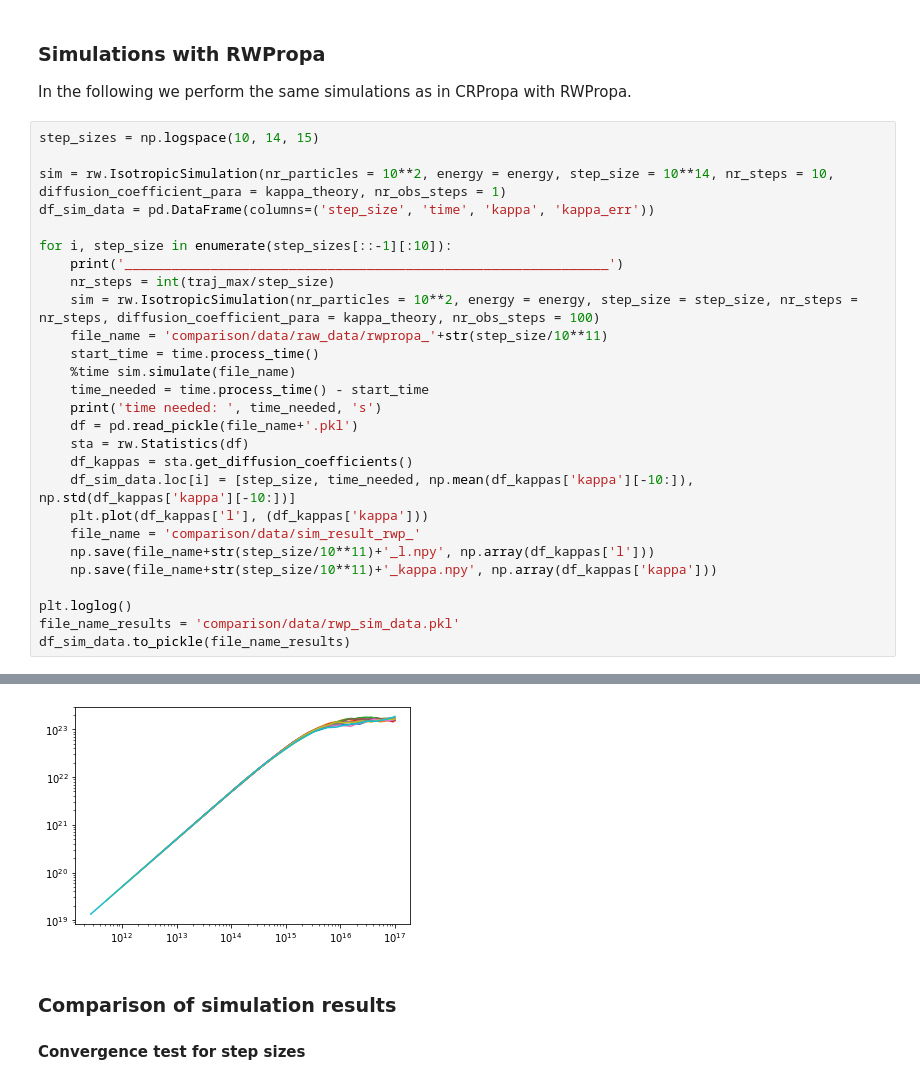
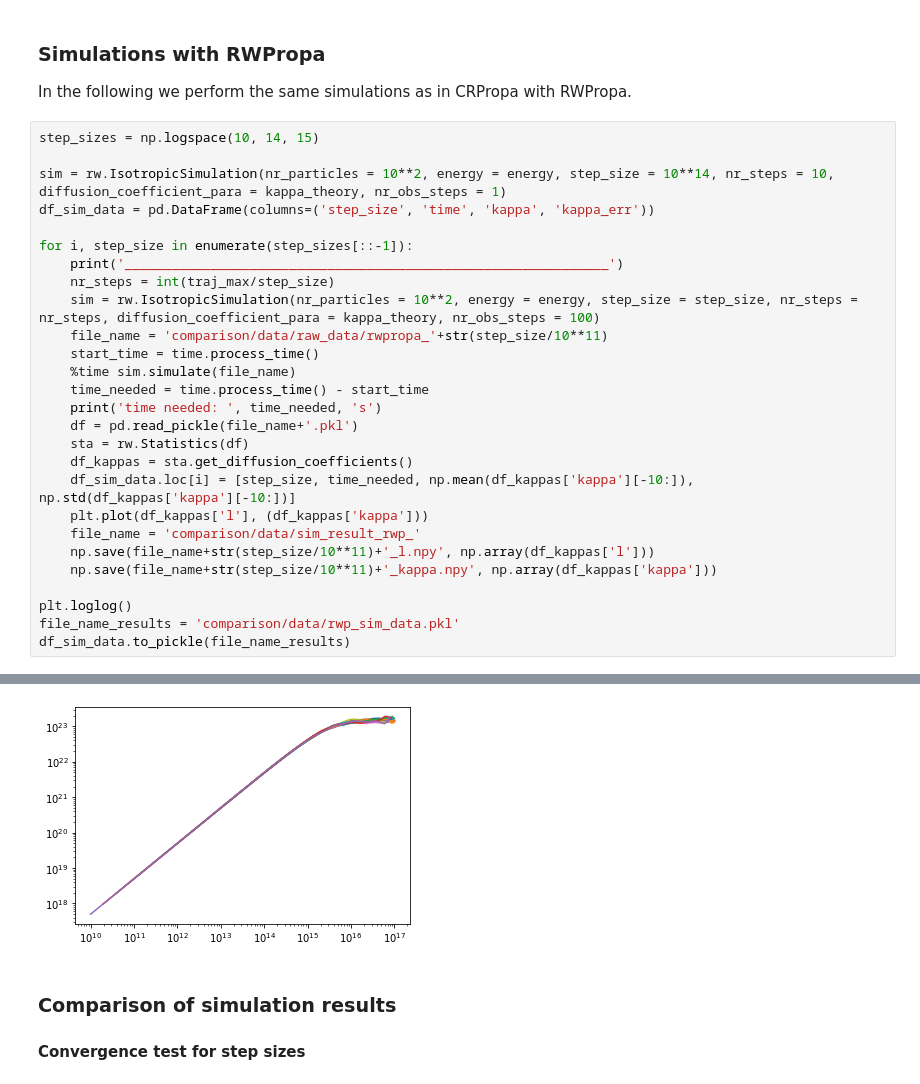
Before and after one commit to reichherzerp/PropPy, a Jupyter notebook: comparison/Comparison in compact astrophysical sources.ipynb, the cells around one changed output, grey strips where cells are left out. Drawn from its saved outputs; the diff is of its cells as text.

```diff
--- a/comparison/Comparison in compact astrophysical sources.ipynb
+++ b/comparison/Comparison in compact astrophysical sources.ipynb
@@ -70,7 +70,7 @@ step_sizes = np.logspace(10, 14, 15)
 sim = rw.IsotropicSimulation(nr_particles = 10**2, energy = energy, step_size = 10**14, nr_steps = 10, diffusion_coefficient_para = kappa_theory, nr_obs_steps = 1)
 df_sim_data = pd.DataFrame(columns=('step_size', 'time', 'kappa', 'kappa_err'))
 
-for i, step_size in enumerate(step_sizes[::-1][:10]):
+for i, step_size in enumerate(step_sizes[::-1]):
     print('______________________________________________________________')
     nr_steps = int(traj_max/step_size)
     sim = rw.IsotropicSimulation(nr_particles = 10**2, energy = energy, step_size = step_size, nr_steps = nr_steps, diffusion_coefficient_para = kappa_theory, nr_obs_steps = 100)
@@ -111,5 +111,5 @@ time needed:  66.618901824 s
 init statistics plotting class
-[figure, old version]
+[figure, new version]
 # %% [markdown]
 ### Comparison of simulation results
 #### Convergence test for step sizes
```
Also changed, not shown: parts of 10 cells of this notebook.
